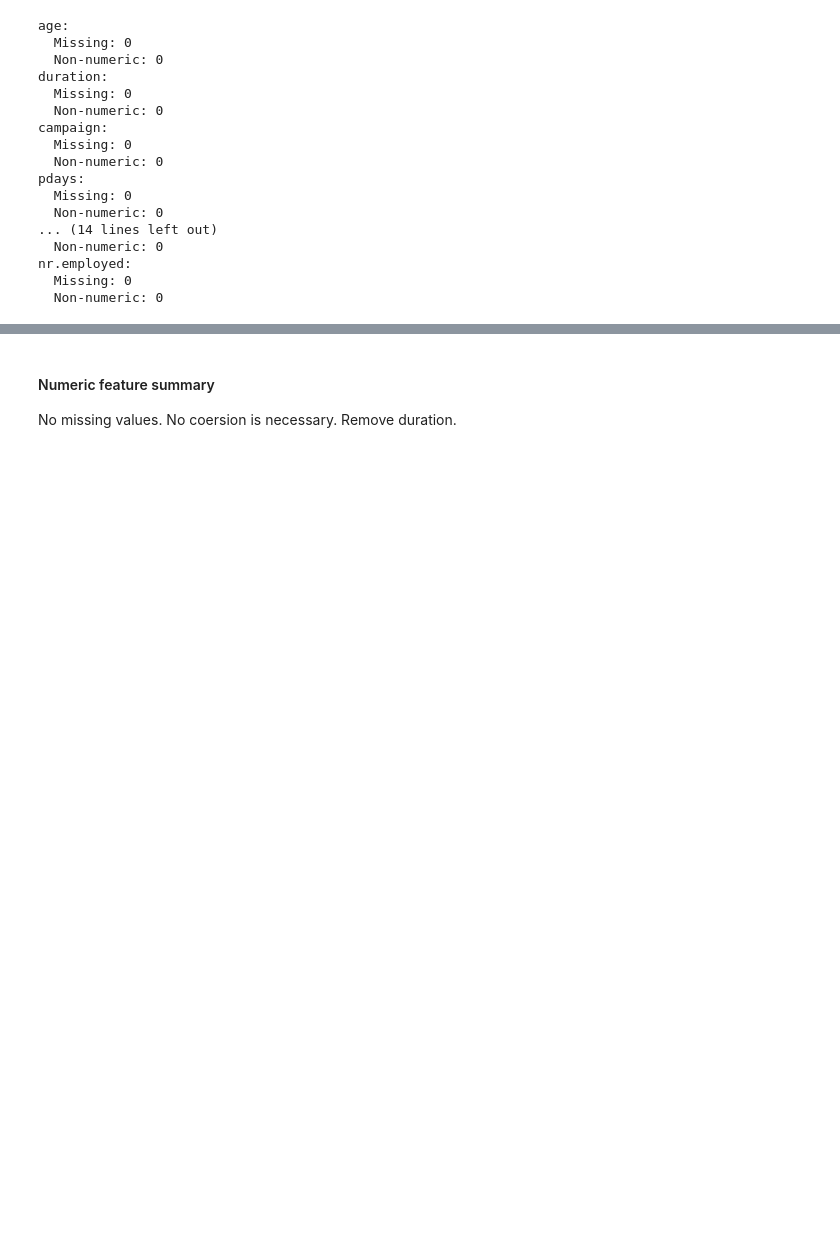
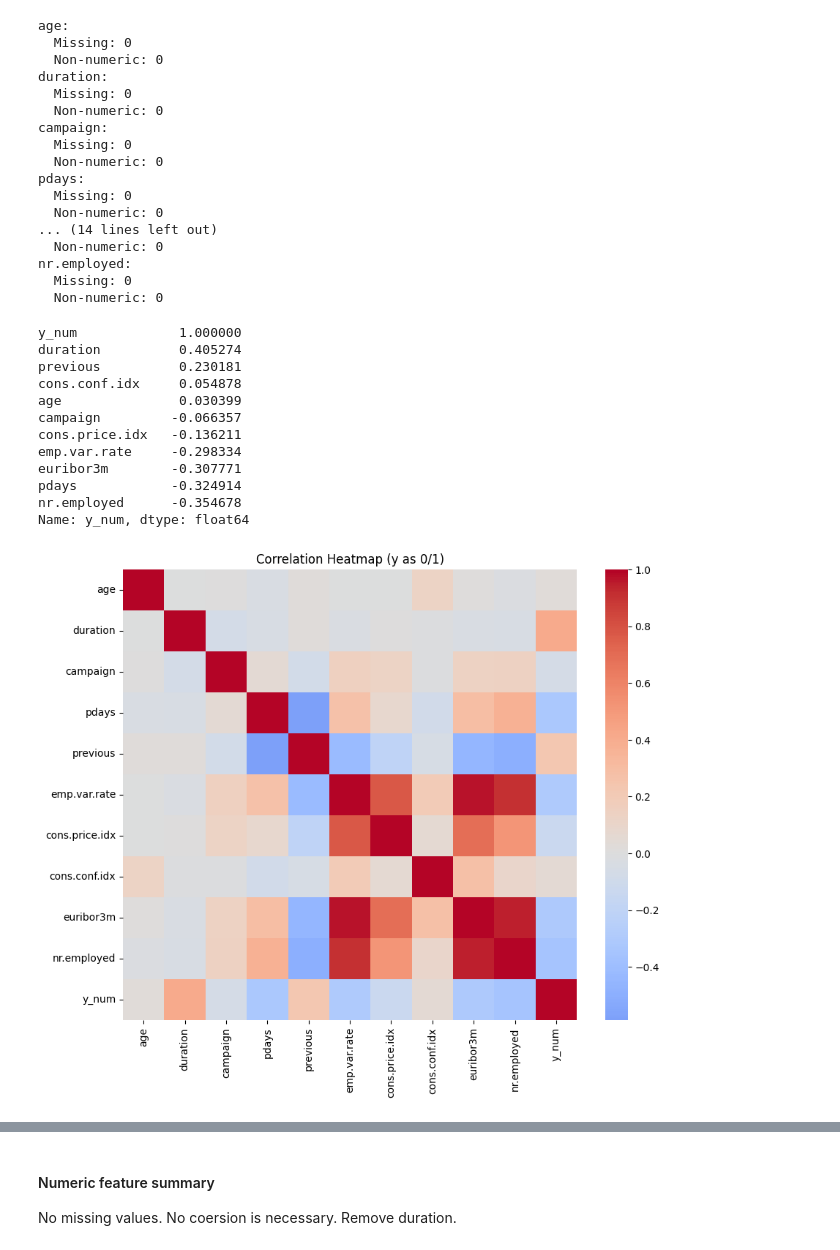
Before and after one commit to lobral2728/Assignment_17.1, a Jupyter notebook: prompt_III.ipynb, the cells around one changed output, grey strips where cells are left out. Saved outputs shown, nothing was run; the diff lists cells and outputs as text; code cells hidden in the pictures; blank space fills up the shorter version.

Commit message:
Add heatmap.

```diff
--- a/prompt_III.ipynb
+++ b/prompt_III.ipynb
@@ -207,3 +211,32 @@ nr.employed:
+# %%
+y_num = df['y'].map({'no': 0, 'yes': 1}).astype(int)
+
+num_cols = df.select_dtypes(include=['int64', 'float64']).columns.tolist()
+corr_df = df[num_cols].copy()
+corr_df['y_num'] = y_num
+
+corr_matrix = corr_df.corr()
+
+print(corr_matrix['y_num'].sort_values(ascending=False))
+
+plt.figure(figsize=(10,8))
+sns.heatmap(corr_matrix, cmap='coolwarm', center=0)
+plt.title('Correlation Heatmap (y as 0/1)')
+plt.show()
+# %% [output]
+y_num             1.000000
+duration          0.405274
+previous          0.230181
+cons.conf.idx     0.054878
+age               0.030399
+campaign         -0.066357
+cons.price.idx   -0.136211
+emp.var.rate     -0.298334
+euribor3m        -0.307771
+pdays            -0.324914
+nr.employed      -0.354678
+Name: y_num, dtype: float64
+[figure, added]
 # %% [markdown]
 ##### The Duration Feature
 Since duration is not known before a call, it can't be used to predict something that we don't know yet. We will remove this feature.
```
Also changed, not shown: parts of 4 cells of this notebook.
